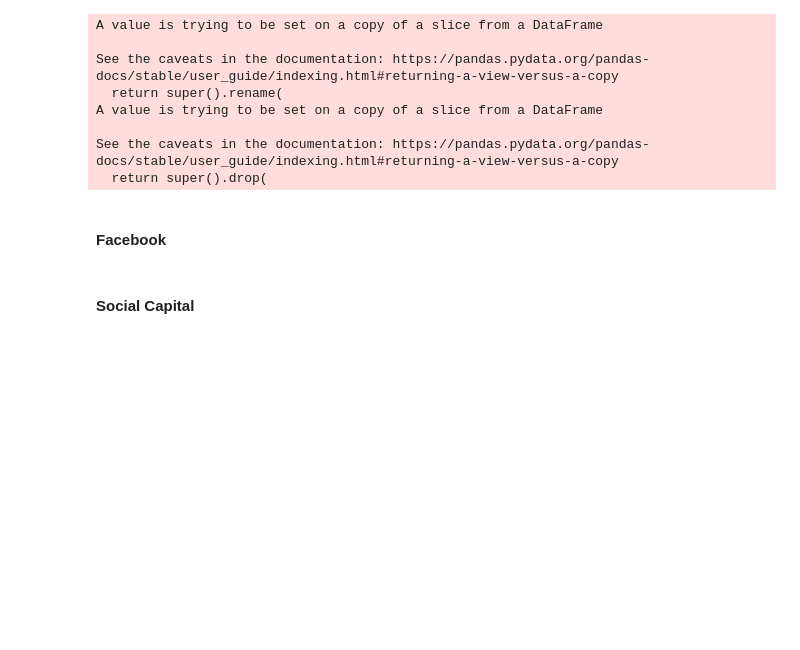
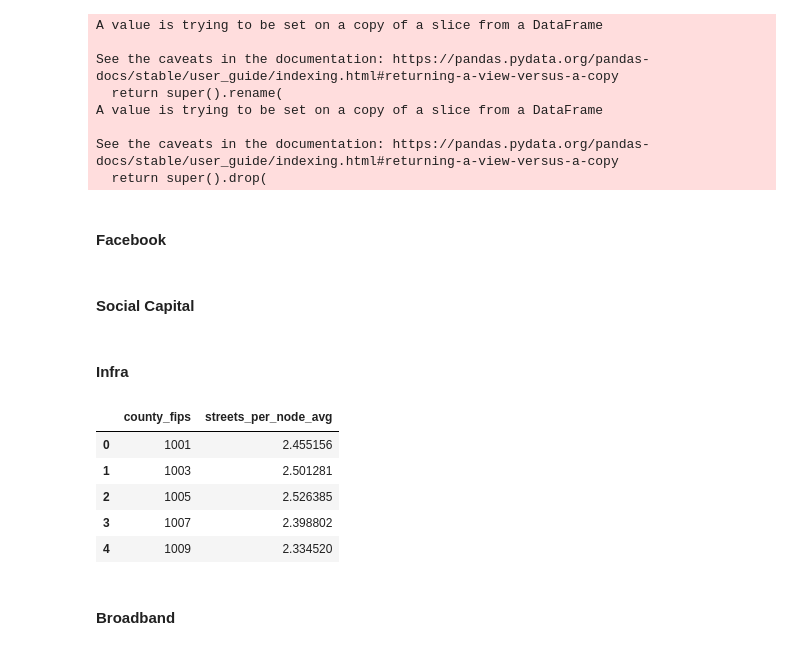
Before and after one commit to lswh/maba_analytics_algorithms_project, a Jupyter notebook: 01-data-cleaning-election-result.ipynb, the cells around one changed output. Cells and saved outputs as stored; diff of their text form; code cells hidden in the pictures; blank space fills up the shorter version.

```diff
--- a/01-data-cleaning-election-result.ipynb
+++ b/01-data-cleaning-election-result.ipynb
@@ -186,3 +186,18 @@ social_capital.drop(['County_Name', 'pop2014'], inplace=True, axis=1)
 social_capital.rename(columns={'FIPS': 'county_fips'}, inplace=True)
 # %%
 social_capital.to_csv(os.path.join(OUTPUT_PATH, f'social_capital.csv'), index=False)
+# %% [markdown]
+#### Infra
+# %%
+infra = pd.read_csv(os.path.join(PATH, 'HarvardData_streets_intersections.csv'))
+infra.rename(columns={'geoid': 'county_fips'}, inplace=True)
+infra = infra[['county_fips', 'streets_per_node_avg']]
+# %%
+infra.head()
+# %% [output]
+|  | county_fips | streets_per_node_avg |
+| 0 | 1001 | 2.455156 |
+| 1 | 1003 | 2.501281 |
+| 2 | 1005 | 2.526385 |
+| 3 | 1007 | 2.398802 |
+| 4 | 1009 | 2.334520 |
@@ -188,0 +206,2 @@ social_capital.to_csv(os.path.join(OUTPUT_PATH, f'social_capital.csv'), index=Fa
+# %% [markdown]
+#### Broadband
```
Also changed, not shown: parts of 4 cells of this notebook, 3 other files.
